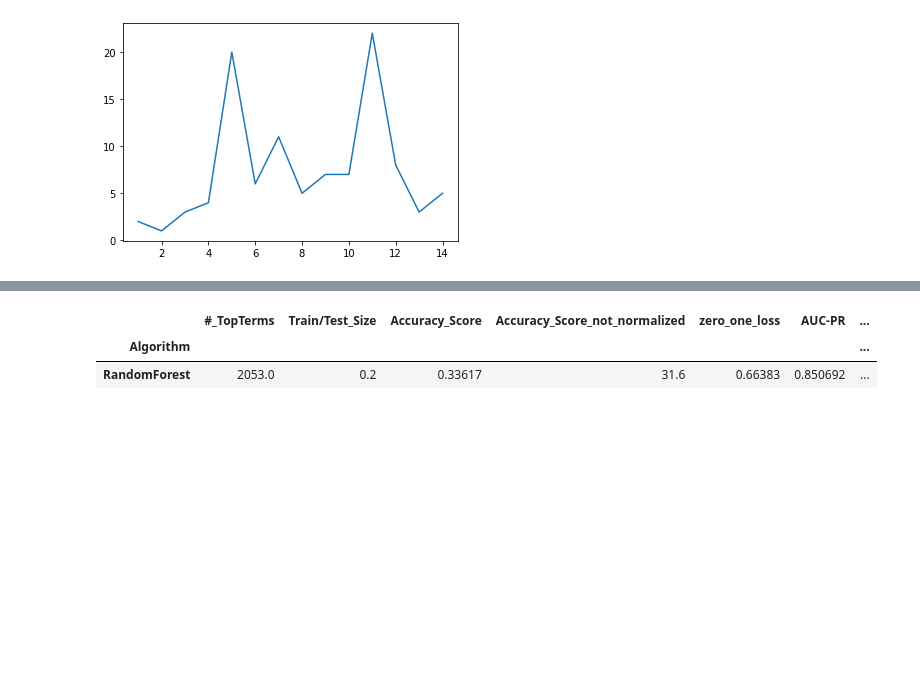
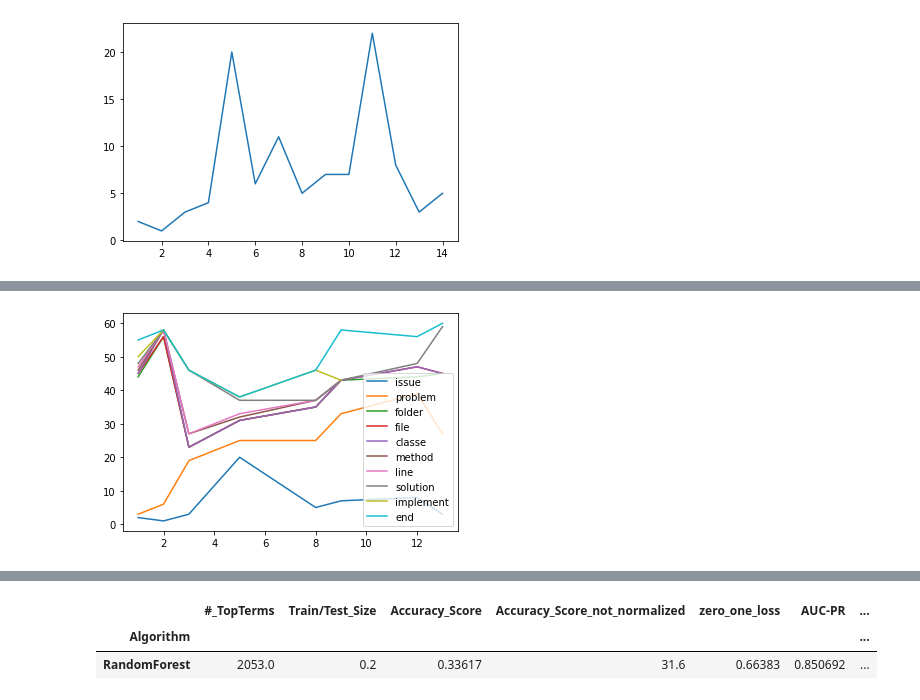
Before and after one commit to fabiojavamarcos/MilestonesExperiments, a Jupyter notebook: Analysis_MilestonesExperiments.ipynb, the cells around one changed output, grey strips where cells are left out. Saved outputs shown, nothing was run; the diff lists cells and outputs as text; code cells hidden in the pictures; blank space fills up the shorter version.

```diff
--- a/Analysis_MilestonesExperiments.ipynb
+++ b/Analysis_MilestonesExperiments.ipynb
@@ -77,3 +77,9 @@ dataBinary_milestones_valid.groupby(['group']).mean()
 dataBinary_milestones_valid_T = dataBinary_milestones_valid[dataBinary_milestones_valid.group == 'Treatment']
 # %%
 dataBinary_milestones_valid_C = dataBinary_milestones_valid[dataBinary_milestones_valid.group == 'Control']
+# %%
+dataBinary_milestones_valid_T[['issue','problem','folder','file','classe','method','line','solution','implement','end']].plot(kind='line',  ms=10)
+
+plt.show()
+# %% [output]
+[figure, added]
```
Also changed, not shown: parts of 15 cells of this notebook.
